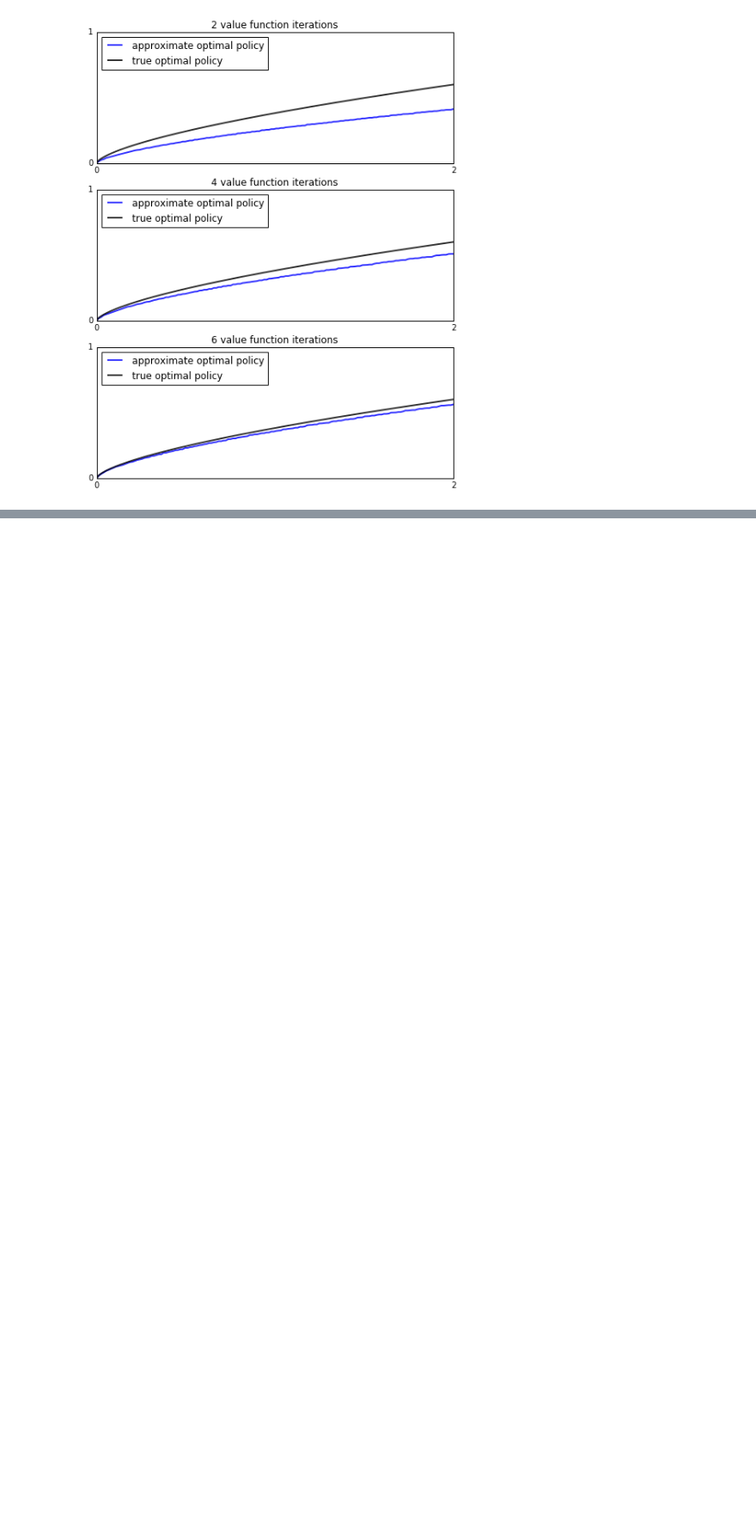
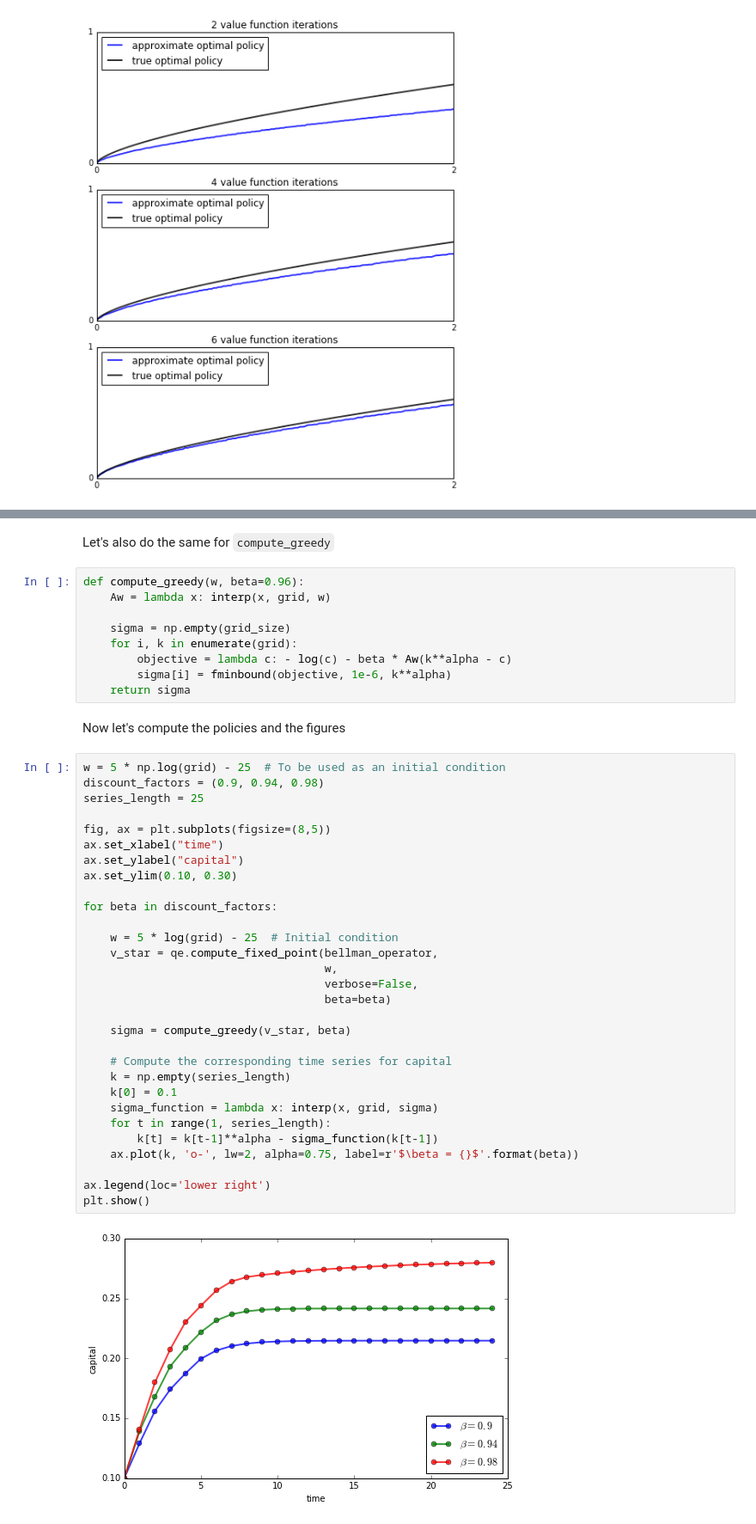
Before and after one commit to rtvt123/QuantEcon.applications, a Jupyter notebook: optgrowth/optgrowth_solutions_py.ipynb, the cells around one changed output, grey strips where cells are left out. Shown at 86% size. Drawn from its saved outputs; the diff is of its cells as text; blank space fills up the shorter version.

```diff
--- a/optgrowth/optgrowth_solutions_py.ipynb
+++ b/optgrowth/optgrowth_solutions_py.ipynb
@@ -95,0 +115,45 @@ for i, n in enumerate((2, 4, 6)):
+# %% [markdown]
+Let's also do the same for `compute_greedy`
+# %%
+def compute_greedy(w, beta=0.96):
+    Aw = lambda x: interp(x, grid, w)
+
+    sigma = np.empty(grid_size)
+    for i, k in enumerate(grid):
+        objective = lambda c: - log(c) - beta * Aw(k**alpha - c)
+        sigma[i] = fminbound(objective, 1e-6, k**alpha)
+    return sigma
+# %% [markdown]
+Now let's compute the policies and the figures
+# %%
+w = 5 * np.log(grid) - 25  # To be used as an initial condition
+discount_factors = (0.9, 0.94, 0.98)
+series_length = 25
+
+fig, ax = plt.subplots(figsize=(8,5))
+ax.set_xlabel("time")
+ax.set_ylabel("capital")
+ax.set_ylim(0.10, 0.30)
+
+for beta in discount_factors:
+
+    w = 5 * log(grid) - 25  # Initial condition
+    v_star = qe.compute_fixed_point(bellman_operator,
+                                    w,
+                                    verbose=False,
+                                    beta=beta)
+
+    sigma = compute_greedy(v_star, beta)
+
+    # Compute the corresponding time series for capital
+    k = np.empty(series_length)
+    k[0] = 0.1
+    sigma_function = lambda x: interp(x, grid, sigma)
+    for t in range(1, series_length):
+        k[t] = k[t-1]**alpha - sigma_function(k[t-1])
+    ax.plot(k, 'o-', lw=2, alpha=0.75, label=r'$\beta = {}$'.format(beta))
+
+ax.legend(loc='lower right')
+plt.show()
+# %% [output]
+[figure, added]
```
Also changed, not shown: parts of 3 cells of this notebook, 2 other files.
